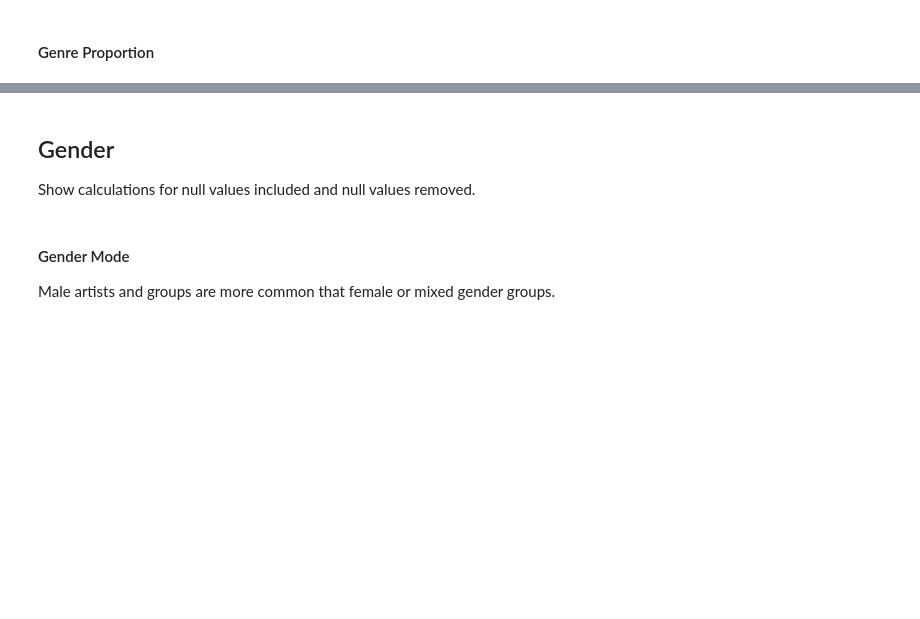
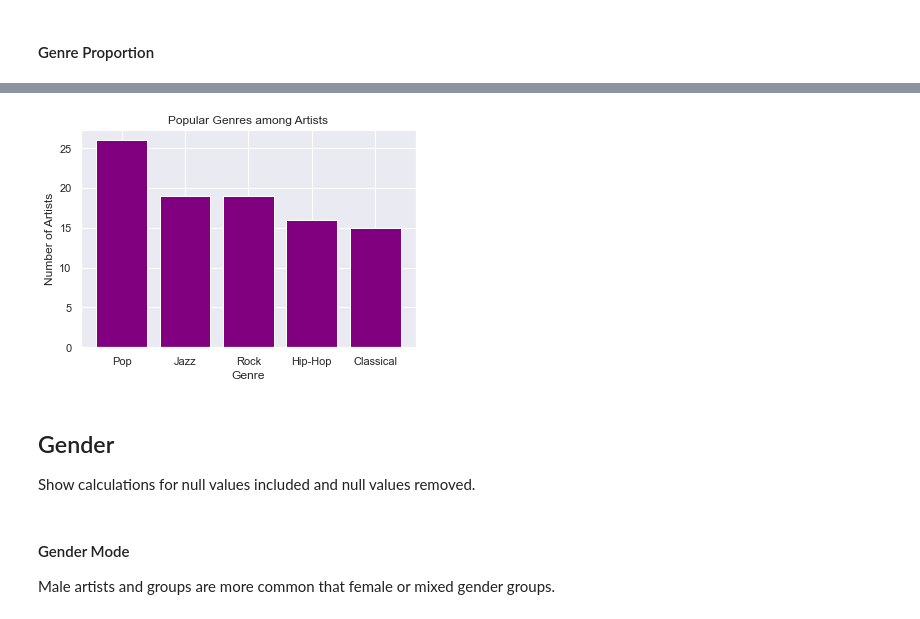
Before and after one commit to existentialplantperson/Week_08_COVID_analysis, a Jupyter notebook: Audio_Data_Update.ipynb, the cells around one changed output, grey strips where cells are left out. Drawn from its saved outputs; the diff is of its cells as text; code cells hidden in the pictures; blank space fills up the shorter version.

```diff
--- a/Audio_Data_Update.ipynb
+++ b/Audio_Data_Update.ipynb
@@ -445,12 +449,14 @@ NameError: name 'myexplode' is not defined
 # %%
-x = ["Pop", "Jazz", "Hip-Hop", "Rock", "Folk"]
-y = [37, 25, 21, 19, 17]
+x = ["Pop", "Jazz", "Rock", "Hip-Hop", "Classical"]
+y = [26, 19, 19, 16, 15]
 
 plt.bar(x, y, color = "purple")
 plt.title('Popular Genres among Artists')
 plt.xlabel('Genre')
 plt.ylabel('Number of Artists')
 plt.show()
+# %% [output]
+[figure, added]
 # %% [markdown]
 ## Gender
 
```
Also changed, not shown: parts of 24 cells of this notebook.
